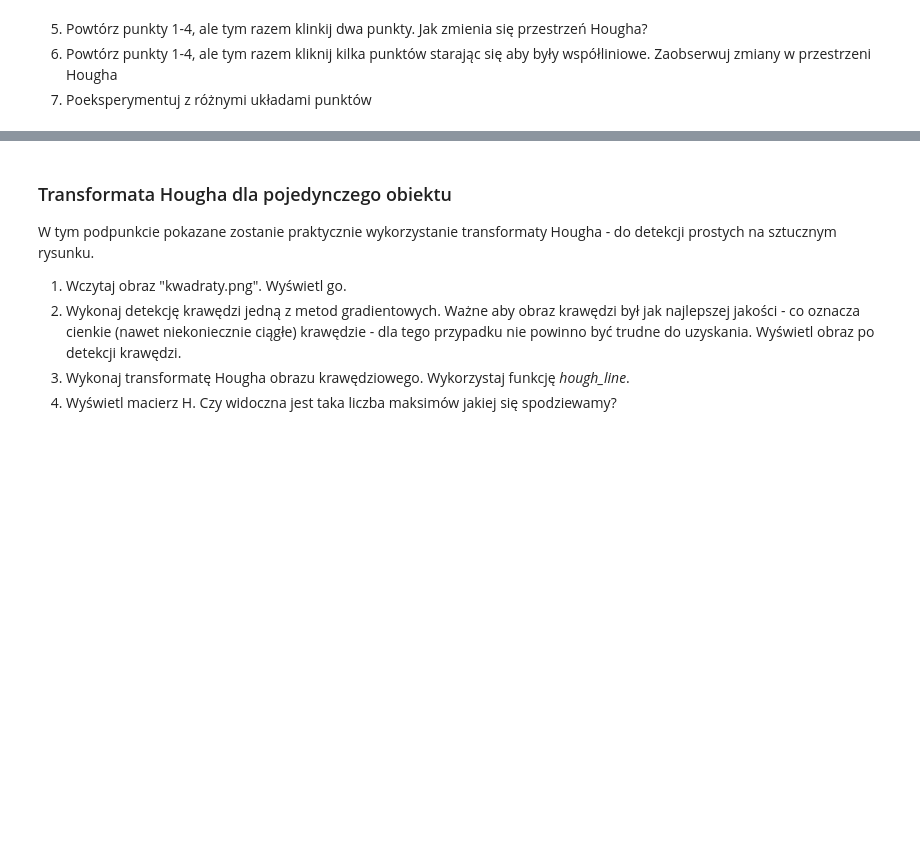
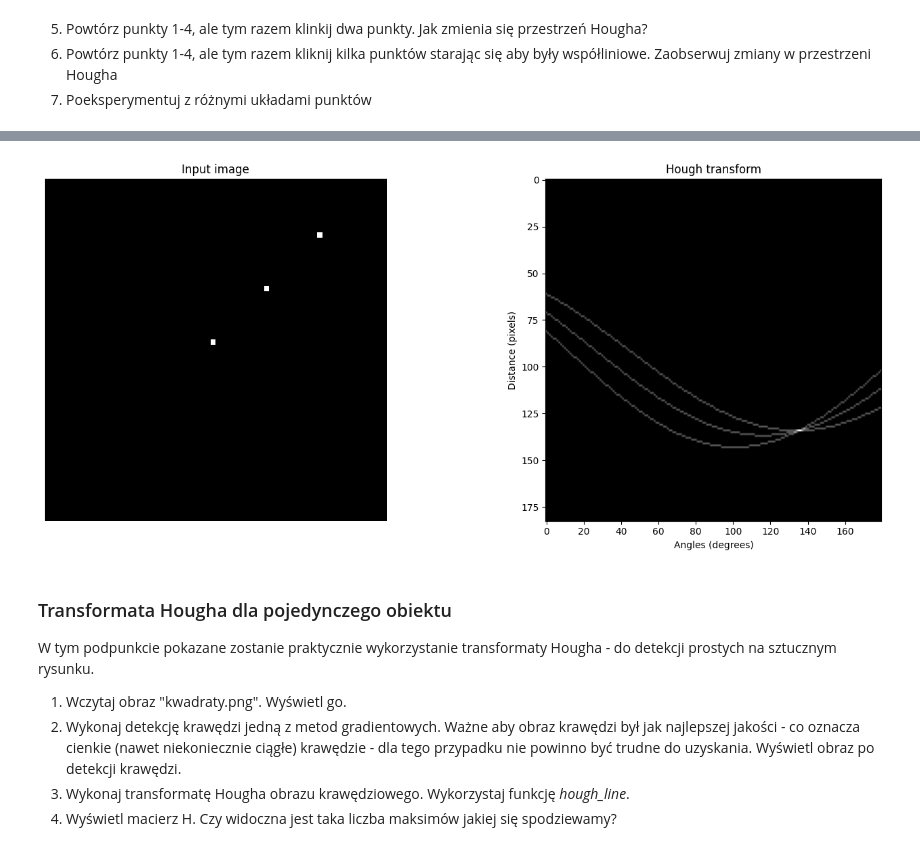
Before and after one commit to DziqG2NK/Przetwarzanie-i-analiza-obraz-w-cyfrowych, a Jupyter notebook: zajecia_4/Hough.ipynb, the cells around one changed output, grey strips where cells are left out. Saved outputs shown, nothing was run; the diff lists cells and outputs as text; code cells hidden in the pictures; blank space fills up the shorter version.

```diff
--- a/zajecia_4/Hough.ipynb
+++ b/zajecia_4/Hough.ipynb
@@ -91,3 +116,12 @@ show_hough(hough_line(im)[0], im)
+# %%
+img = np.zeros((64, 64), dtype=np.uint8)
+img[10, 51] = 1
+img[20, 41] = 1
+img[30, 31] = 1
+
+show_hough(hough_line(img)[0], img)
+# %% [output]
+[figure, added]
 # %% [markdown]
 ### Transformata Hougha dla pojedynczego obiektu
 
```
Also changed, not shown: parts of 3 cells of this notebook.
